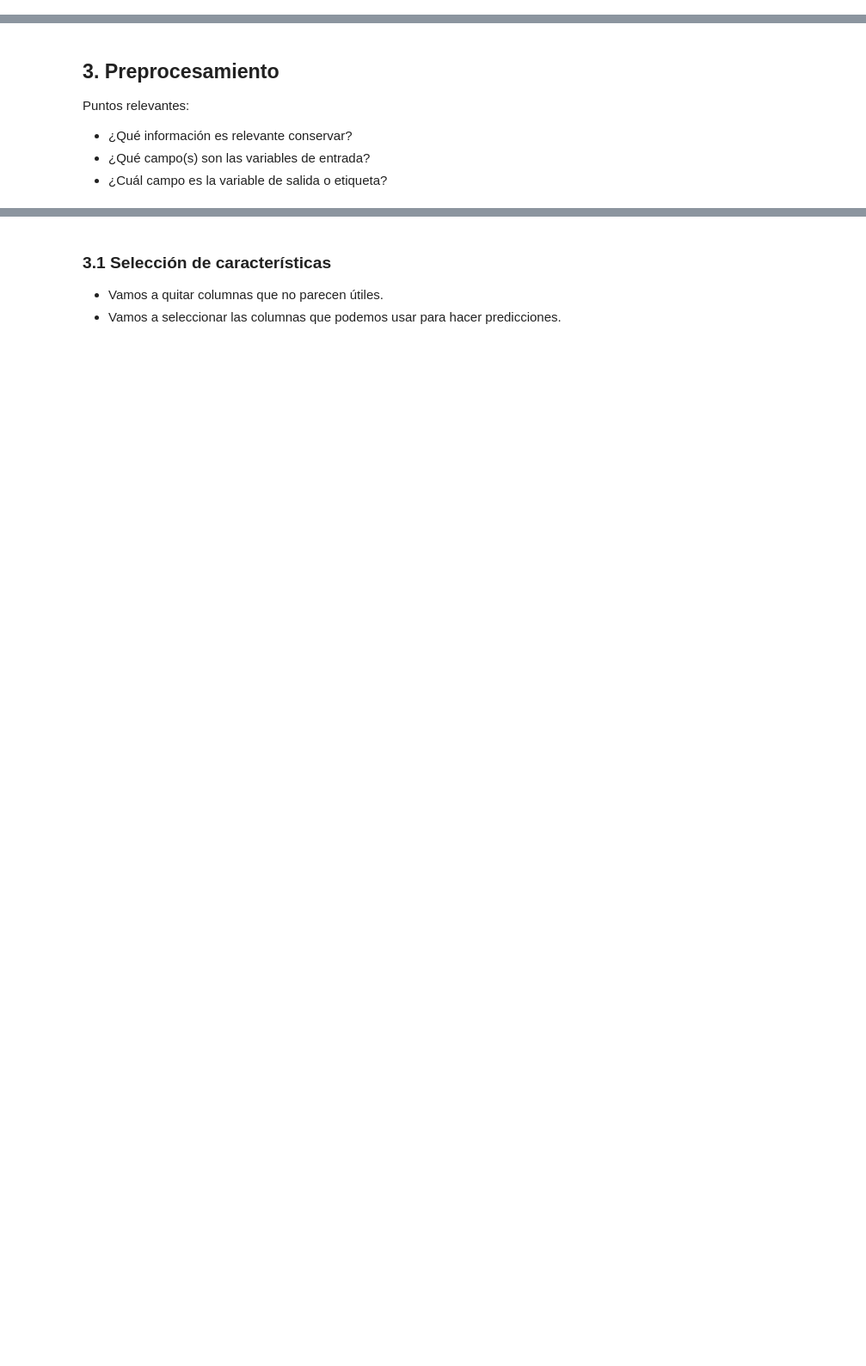
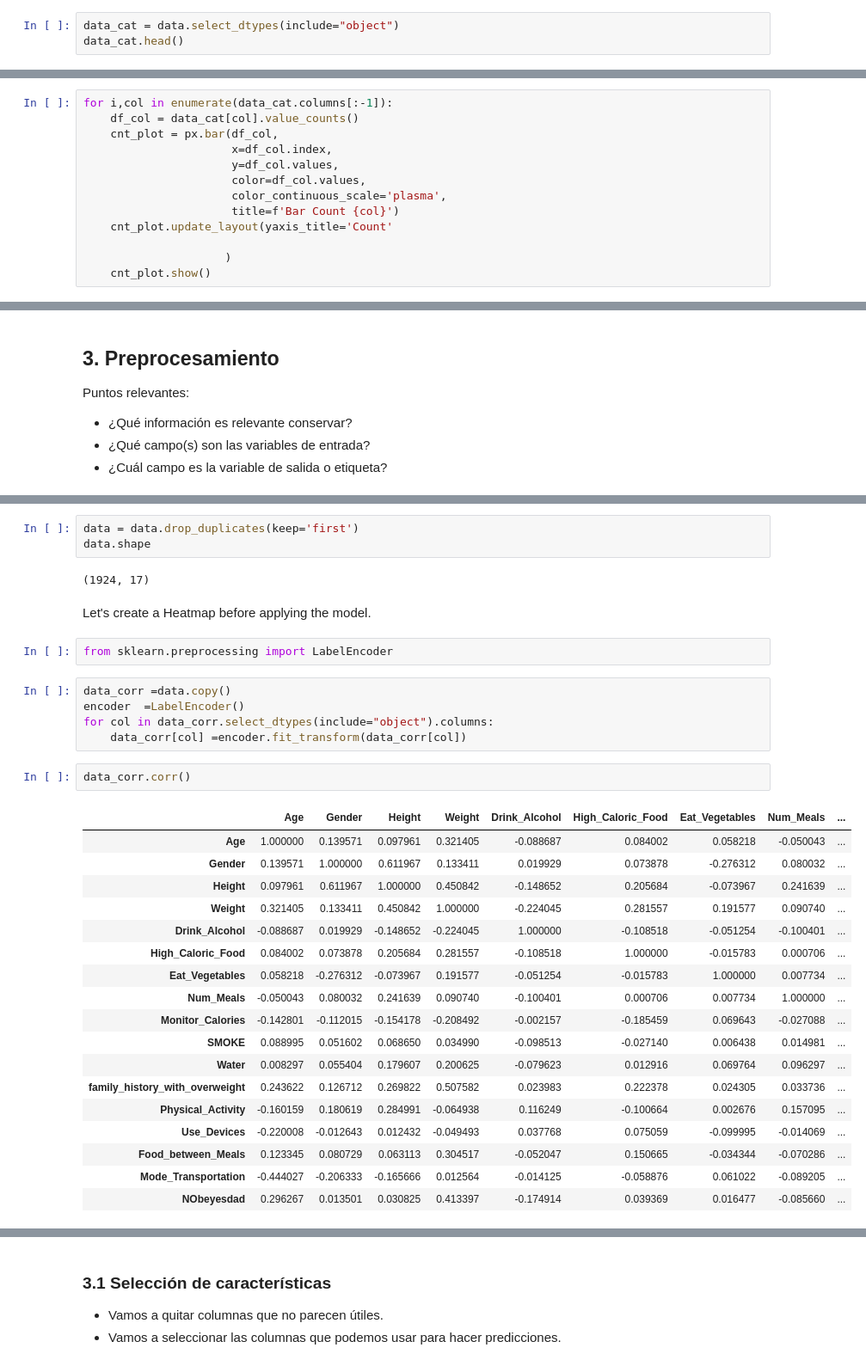
Before and after one commit to Kumiko27/UVM-ML-Classification, a Jupyter notebook: EjercicioML.ipynb, the cells around one changed output, grey strips where cells are left out. Shown at 86% size. Saved outputs shown, nothing was run; the diff lists cells and outputs as text; blank space fills up the shorter version.

```diff
--- a/EjercicioML.ipynb
+++ b/EjercicioML.ipynb
@@ -32,0 +296,3 @@ NOTA: Justifica o argumenta con visualizaciones básicas
+# %%
+data_cat = data.select_dtypes(include="object")
+data_cat.head()
@@ -32,0 +306,13 @@ NOTA: Justifica o argumenta con visualizaciones básicas
+# %%
+for i,col in enumerate(data_cat.columns[:-1]):
+    df_col = data_cat[col].value_counts()
+    cnt_plot = px.bar(df_col,
+                      x=df_col.index,
+                      y=df_col.values,
+                      color=df_col.values,
+                      color_continuous_scale='plasma',
+                      title=f'Bar Count {col}')
+    cnt_plot.update_layout(yaxis_title='Count'
+
+                     )
+    cnt_plot.show()
@@ -42,0 +392,35 @@ Puntos relevantes:
+# %%
+data = data.drop_duplicates(keep='first')
+data.shape
+# %% [output]
+(1924, 17)
+# %% [markdown]
+Let's create a Heatmap before applying the model.
+# %%
+from sklearn.preprocessing import LabelEncoder
+# %%
+data_corr =data.copy()
+encoder  =LabelEncoder()
+for col in data_corr.select_dtypes(include="object").columns:
+    data_corr[col] =encoder.fit_transform(data_corr[col])
+# %%
+data_corr.corr()
+# %% [output]
+|  | Age | Gender | Height | Weight | Drink_Alcohol | High_Caloric_Food | Eat_Vegetables | Num_Meals | ... |
+| Age | 1.000000 | 0.139571 | 0.097961 | 0.321405 | -0.088687 | 0.084002 | 0.058218 | -0.050043 | ... |
+| Gender | 0.139571 | 1.000000 | 0.611967 | 0.133411 | 0.019929 | 0.073878 | -0.276312 | 0.080032 | ... |
+| Height | 0.097961 | 0.611967 | 1.000000 | 0.450842 | -0.148652 | 0.205684 | -0.073967 | 0.241639 | ... |
+| Weight | 0.321405 | 0.133411 | 0.450842 | 1.000000 | -0.224045 | 0.281557 | 0.191577 | 0.090740 | ... |
+| Drink_Alcohol | -0.088687 | 0.019929 | -0.148652 | -0.224045 | 1.000000 | -0.108518 | -0.051254 | -0.100401 | ... |
+| High_Caloric_Food | 0.084002 | 0.073878 | 0.205684 | 0.281557 | -0.108518 | 1.000000 | -0.015783 | 0.000706 | ... |
+| Eat_Vegetables | 0.058218 | -0.276312 | -0.073967 | 0.191577 | -0.051254 | -0.015783 | 1.000000 | 0.007734 | ... |
+| Num_Meals | -0.050043 | 0.080032 | 0.241639 | 0.090740 | -0.100401 | 0.000706 | 0.007734 | 1.000000 | ... |
+| Monitor_Calories | -0.142801 | -0.112015 | -0.154178 | -0.208492 | -0.002157 | -0.185459 | 0.069643 | -0.027088 | ... |
+| SMOKE | 0.088995 | 0.051602 | 0.068650 | 0.034990 | -0.098513 | -0.027140 | 0.006438 | 0.014981 | ... |
+| Water | 0.008297 | 0.055404 | 0.179607 | 0.200625 | -0.079623 | 0.012916 | 0.069764 | 0.096297 | ... |
+| family_history_with_overweight | 0.243622 | 0.126712 | 0.269822 | 0.507582 | 0.023983 | 0.222378 | 0.024305 | 0.033736 | ... |
+| Physical_Activity | -0.160159 | 0.180619 | 0.284991 | -0.064938 | 0.116249 | -0.100664 | 0.002676 | 0.157095 | ... |
+| Use_Devices | -0.220008 | -0.012643 | 0.012432 | -0.049493 | 0.037768 | 0.075059 | -0.099995 | -0.014069 | ... |
+| Food_between_Meals | 0.123345 | 0.080729 | 0.063113 | 0.304517 | -0.052047 | 0.150665 | -0.034344 | -0.070286 | ... |
+| Mode_Transportation | -0.444027 | -0.206333 | -0.165666 | 0.012564 | -0.014125 | -0.058876 | 0.061022 | -0.089205 | ... |
+| NObeyesdad | 0.296267 | 0.013501 | 0.030825 | 0.413397 | -0.174914 | 0.039369 | 0.016477 | -0.085660 | ... |
```
Also changed, not shown: parts of 105 cells of this notebook.
